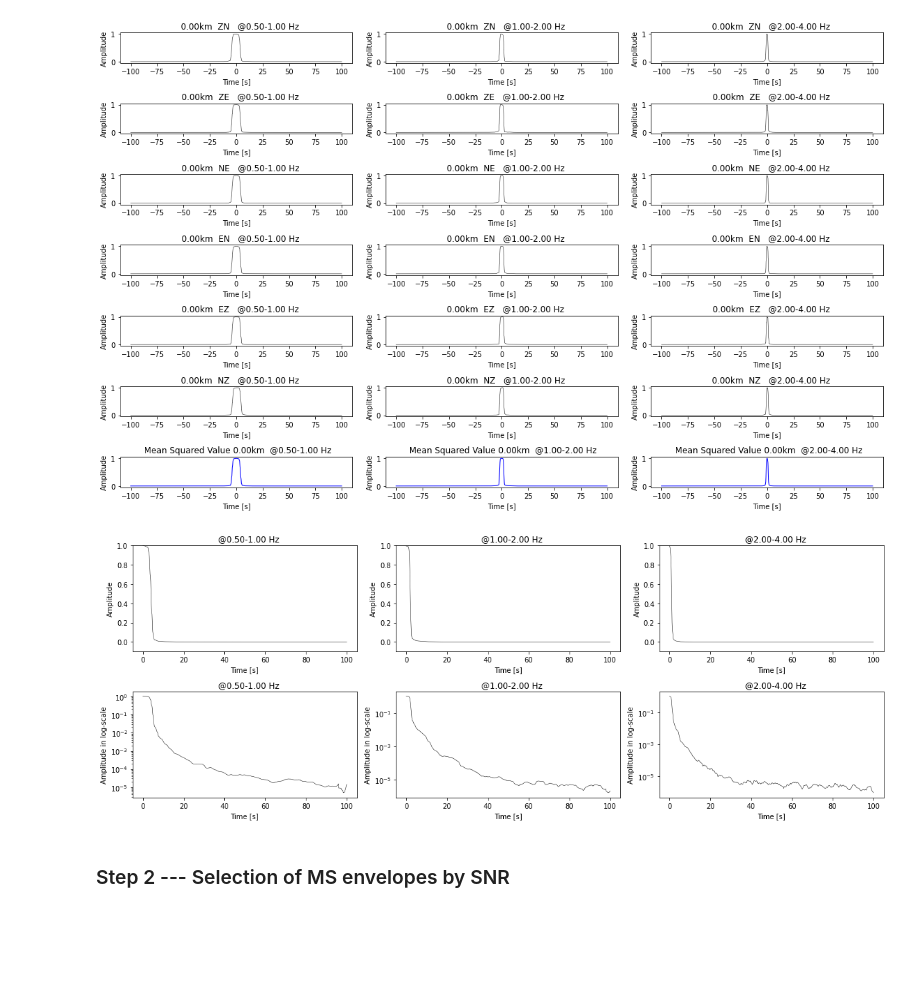
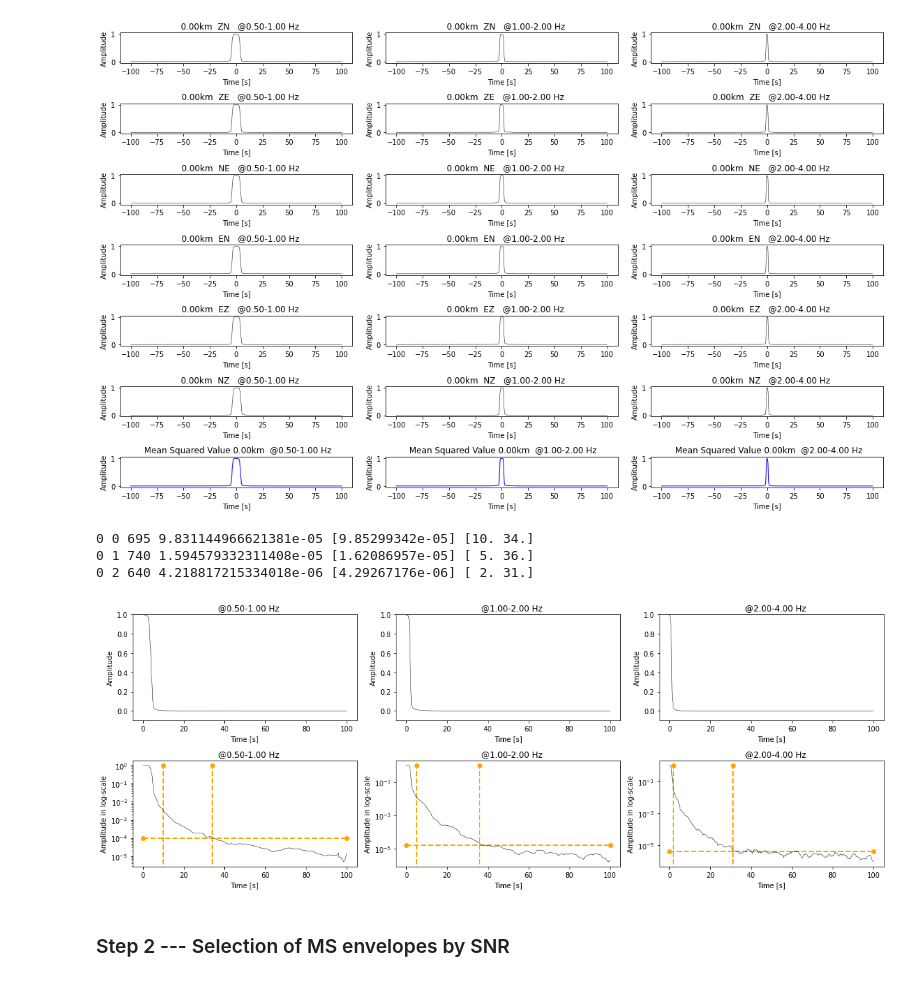
Before and after one commit to kuanfufeng/Noise_Correlation_Attenuation, a Jupyter notebook: Scattering_MFPandIntb_SingleStation.ipynb, the cells around one changed output. Saved outputs shown, nothing was run; the diff lists cells and outputs as text; code cells hidden in the pictures; blank space fills up the shorter version.

```diff
--- a/Scattering_MFPandIntb_SingleStation.ipynb
+++ b/Scattering_MFPandIntb_SingleStation.ipynb
@@ -289,7 +289,7 @@ for aa in range(fnum):
 # %% [output]
 [figure]
 # %%
-def plot_fmsv_waveforms(freq,wav,fname):
+def plot_fmsv_waveforms(freq,wav,fname,noise_level,twin):
     nfreq = len(freq) - 1
     fig, ax = plt.subplots(2,nfreq, figsize=(16,6), sharex=False)
 
@@ -303,6 +303,9 @@ def plot_fmsv_waveforms(freq,wav,fname):
         ax[0][fb].set_ylabel("Amplitude")
         ax[0][fb].set_title( "%s   @%4.2f-%4.2f Hz" % ( fname,fmin,fmax ) )
 
+        ax[1][fb].plot([wav[0][0],wav[0][-1]],[noise_level[fb],noise_level[fb]],c='orange',marker='o',ls='--', linewidth=2)
+        ax[1][fb].plot([twin[fb][0],twin[fb][0]],[-0.1,absy],c='orange',marker='o',ls='--', linewidth=2)
+        ax[1][fb].plot([twin[fb][1],twin[fb][1]],[-0.1,absy],c='orange',marker='o',ls='--', linewidth=2)
         ax[1][fb].set_yscale('log', base=10)
         ax[1][fb].plot(wav[0],wav[fb+1], "k-", linewidth=0.5)
         ax[1][fb].set_xlabel("Time [s]")
@@ -312,22 +315,54 @@ def plot_fmsv_waveforms(freq,wav,fname):
 
     fig.tight_layout()
     plt.show()
+# %%
+def mad(arr):
+    """
+    From Noisepy-seis.noise_module
+    Median Absolute Deviation: MAD = median(|Xi- median(X)|)
+    PARAMETERS:
+    -------------------
+    arr: numpy.ndarray, seismic trace data array
+    RETURNS:
+    data: Median Absolute Deviation of data
+    """
+    if not np.ma.is_masked(arr):
+        med = np.median(arr)
+        data = np.median(np.abs(arr - med))
+    else:
+        med = np.ma.median(arr)
+        data = np.ma.median(np.ma.abs(arr - med))
+    return data
 # %%
 data_sym=np.ndarray((nfreq,indx+1)) # two-side averaged stack CF
 fmsv_mean=np.ndarray((fnum,nfreq+1,indx+1))
+
+level=np.ndarray((fnum,nfreq,1))
+ratio=3
+twinbe=np.ndarray((fnum,nfreq,2))
 
 for aa in range (fnum):
     for fb in range(nfreq):
         fmin=freq[fb]
         fmax=freq[fb+1]            # stack positive and negative lags
         sym = 0.5 * msv_mean[aa][fb+1][indx:] + 0.5 * np.flip(msv_mean[aa][fb+1][: indx + 1], axis=0)
         data_sym[fb]=sym
+        Val_mad=mad(sym)
+        level[aa][fb]=Val_mad*ratio
 
-    print(fname[aa])
+        for pt in range(len(sym)):
+            if (sym[pt] < float(level[aa][fb])):
+                twinbe[aa][fb][0]=int((1/fmin)*5)
+                twinbe[aa][fb][1]=int(msv[aa][0][0][indx+pt])
+                print(aa,fb,pt,sym[pt],level[aa][fb],twinbe[aa][fb])
+                break
     fmsv_mean[aa]=[msv[aa][0][0][indx:],data_sym[0],data_sym[1],data_sym[2]]
-    plot_fmsv_waveforms(freq,fmsv_mean[aa],fname[aa])
+    plot_fmsv_waveforms(freq,fmsv_mean[aa],fname[aa],level[aa],twinbe[aa])
 # %% [output]
+0 0 695 9.831144966621381e-05 [9.85299342e-05] [10. 34.]
+0 1 740 1.594579332311408e-05 [1.62086957e-05] [ 5. 36.]
+0 2 640 4.218817215334018e-06 [4.29267176e-06] [ 2. 31.]
-[figure, old version]
+[figure, new version]
 # %% [markdown]
 ### Step 2 ---  Selection of MS envelopes by SNR
 # %% [markdown]
```
Also changed, not shown: parts of 4 cells of this notebook, 3 other files.
